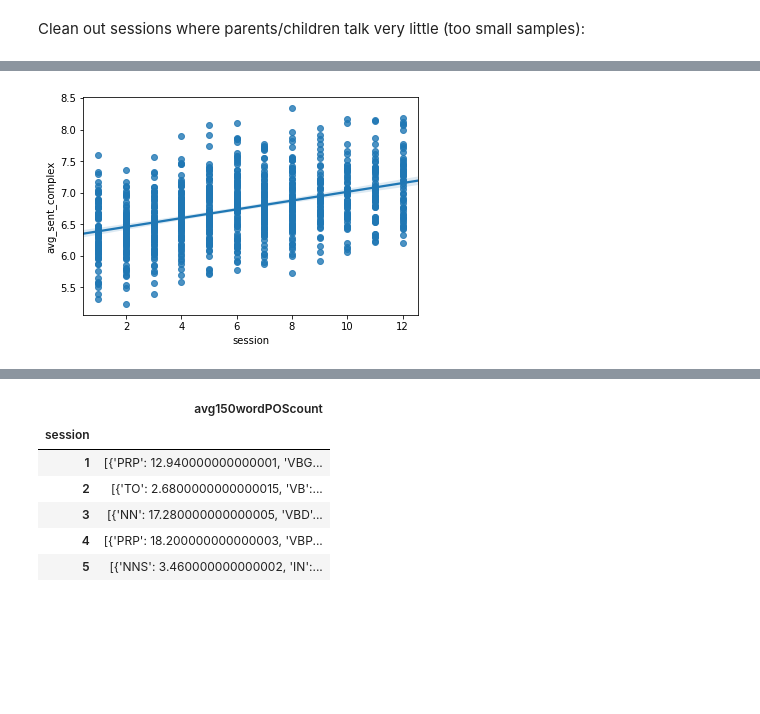
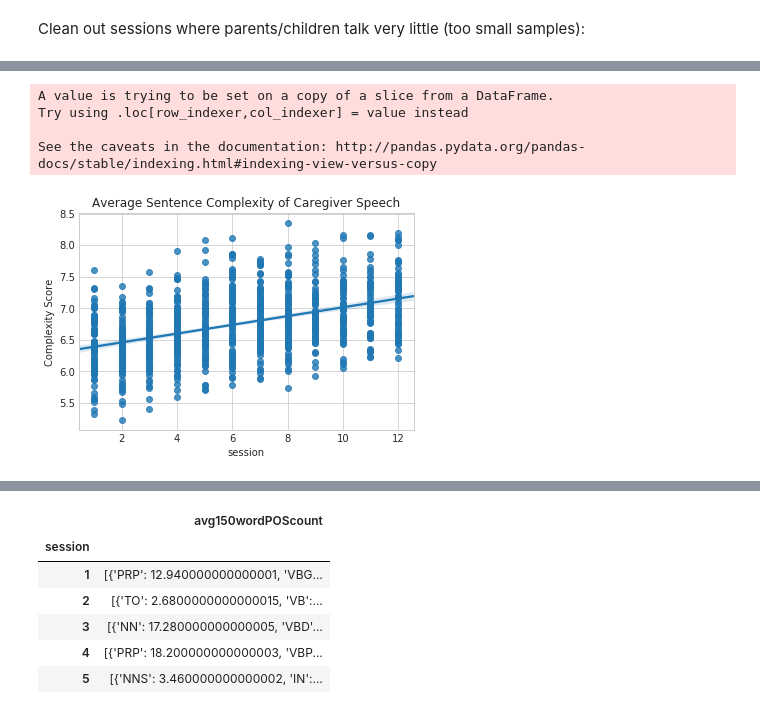
Before and after one commit to jgdenby/content-analysis-2018, a Jupyter notebook: ChildBookProject/FinalProj.ipynb, the cells around one changed output, grey strips where cells are left out. Drawn from its saved outputs; the diff is of its cells as text; code cells hidden in the pictures; blank space fills up the shorter version.

Commit message:
more plots

```diff
--- a/ChildBookProject/FinalProj.ipynb
+++ b/ChildBookProject/FinalProj.ipynb
@@ -330,3 +330,6 @@ p_chats.head()
 | 2 | 22 | 3 | you want to show her how you do a... | [you want to show her how you do ... | [[you, want, to, show, her, how, ... | [you, want, to, show, her, how, y... | 5477 | [5, 11, 5, 5, 7, 11, 5, 4, 6, 6, ... | ... |
 | 3 | 22 | 4 | how do flowers taste ? yeah . do ... | [how do flowers taste ?, yeah ., ... | [[how, do, flowers, taste, ?], [y... | [how, do, flowers, taste, ?, yeah... | 8349 | [5, 9, 4, 8, 6, 4, 6, 9, 11, 6, 5... | ... |
 | 4 | 22 | 5 | what ? you brought it down becaus... | [ what ?, you brought it down bec... | [[what, ?], [you, brought, it, do... | [what, ?, you, brought, it, down,... | 6904 | [5, 6, 6, 6, 5, 6, 12, 9, 6, 5, 5... | ... |
+# %%
+p_complex_df = pd.read_csv('p_complexity_data.csv', index_col=0)
+p_complex_df['book'] = False
@@ -332,0 +345,5 @@ p_chats.head()
+# %%
+book_complex_df = pd.read_csv('book_complexity_data.csv', index_col=0)
+book_complex_df['book'] = True
+book_complex_df['session'] = 'book'
+book_complex_df.rename(columns={'sent_complexity':'sent_complexities','stdev_sent_complex':'sd_sent_complex'},inplace=True)
@@ -333,4 +359,17 @@ p_chats.head()
+# %%
+complex_df = p_complex_df.drop(columns=['subject']).append(book_complex_df.drop(columns=['author','title']))
+complex_df.reset_index(inplace=True, drop=True)
+# %%
+regplot_df = complex_df[complex_df['session']!='book']
+regplot_df['session'] = regplot_df['session'].apply(lambda x: int(x))
+# %% [output]
+A value is trying to be set on a copy of a slice from a DataFrame.
+Try using .loc[row_indexer,col_indexer] = value instead
+
+See the caveats in the documentation: http://pandas.pydata.org/pandas-docs/stable/indexing.html#indexing-view-versus-copy
 # %%
-g = sns.regplot(x='session', y = 'avg_sent_complex', data=p_chats)
+g = sns.regplot(x = 'session', y = 'avg_sent_complex', data = regplot_df)
+g.set_title('Average Sentence Complexity of Caregiver Speech');
+g = g.set_ylabel('Complexity Score')
 # %% [output]
-[figure, old version]
+[figure, new version]
```
Also changed, not shown: parts of 4 cells of this notebook.
